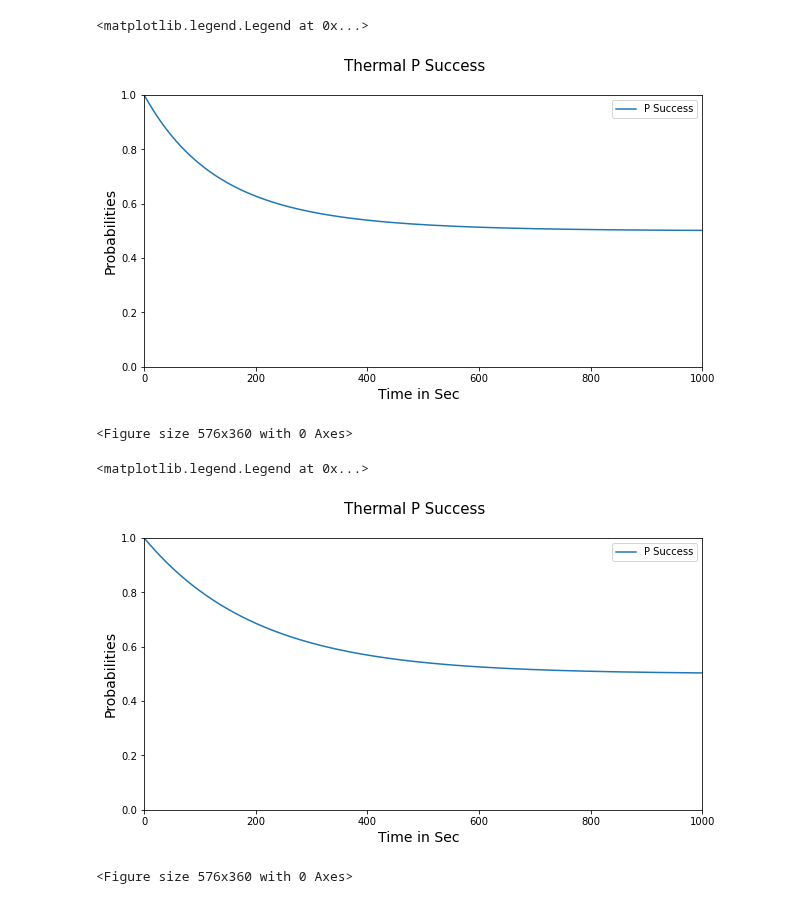
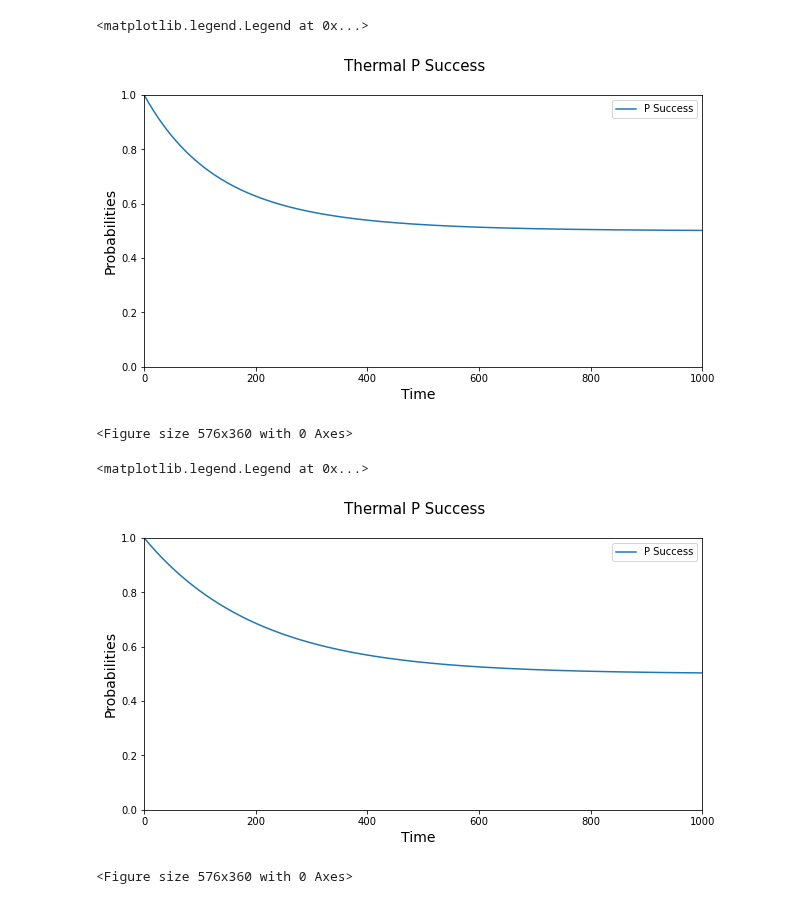
Before and after one commit to bishwajitprasadgond/Amplitude-damping-error-on-Quantum-Key-Distribution-Protocols-Effect-and-A-Probable-Bypass, a Jupyter notebook: BB84/Probability of Success BB84 and Modified BB84 Mathematically.ipynb, the cells around one changed output. Saved outputs shown, nothing was run; the diff lists cells and outputs as text; code cells hidden in the pictures.

```diff
--- a/BB84/Probability of Success BB84 and Modified BB84 Mathematically.ipynb
+++ b/BB84/Probability of Success BB84 and Modified BB84 Mathematically.ipynb
@@ -33,7 +33,7 @@ from matplotlib.ticker import (AutoMinorLocator, MultipleLocator)
 fig, ax = plt.subplots(figsize=(10, 5))
 fig.suptitle('Thermal P Success',fontsize=15)
 # naming the x axis
-plt.xlabel('Time in Sec  ',fontsize=14)
+plt.xlabel('Time  ',fontsize=14)
 # naming the y axis
 plt.ylabel('Probabilities',fontsize=14)
 
@@ -45,11 +45,11 @@ x1=[1, 2, 3, 4, 5, 6, 7, 8, 9, 10, 11, 12, 13, 14, 15, 16, 17, 18, 19, 20, 21, 2
 # plotting the line 2 points
 ax.plot(x1, y1, label = "P Success")
 #ax.axes.xaxis.set_ticks([])
 # show a legend on the plot
 ax.legend()
 # %% [output]
 <matplotlib.legend.Legend at 0x...>
-[figure, old version]
+[figure, new version]
 <Figure size 576x360 with 0 Axes>
 # %%
 import numpy as np
@@ -74,7 +74,7 @@ from matplotlib.ticker import (AutoMinorLocator, MultipleLocator)
 fig, ax = plt.subplots(figsize=(10, 5))
 fig.suptitle('Thermal P Success',fontsize=15)
 # naming the x axis
-plt.xlabel('Time in Sec  ',fontsize=14)
+plt.xlabel('Time  ',fontsize=14)
 # naming the y axis
 plt.ylabel('Probabilities',fontsize=14)
 
@@ -90,7 +90,7 @@ ax.plot(x1, y1, label = "P Success")
 ax.legend()
 # %% [output]
 <matplotlib.legend.Legend at 0x...>
-[figure, old version]
+[figure, new version]
 <Figure size 576x360 with 0 Axes>
 # %%
 y1= Map_list1
```
Also changed, not shown: parts of 1 cell of this notebook.
